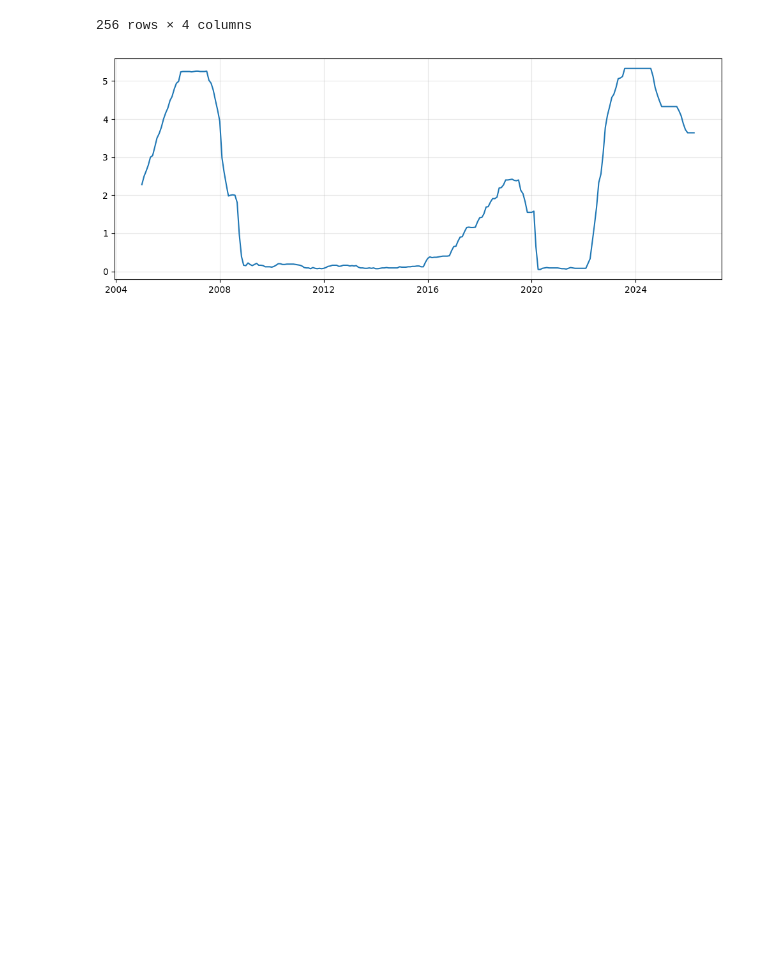
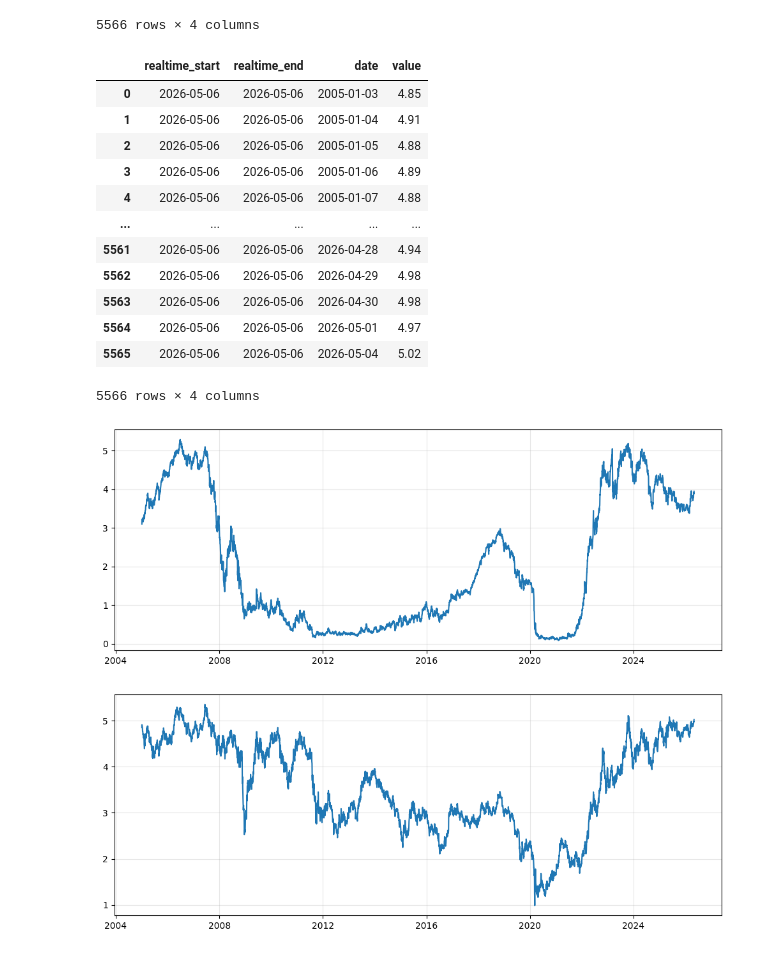
Before and after one commit to tedgt97/Digital-Investment-Analytics, a Jupyter notebook: notebooks/FREDClient.ipynb, the cells around one changed output. Cells and saved outputs as stored; diff of their text form; code cells hidden in the pictures; blank space fills up the shorter version.

```diff
--- a/notebooks/FREDClient.ipynb
+++ b/notebooks/FREDClient.ipynb
@@ -1,15 +1,23 @@
 # %%
 import pandas as pd
 import matplotlib.pyplot as plt
-df = pd.read_parquet(r"..\data\raw\fred-observations\FEDFUNDS\2005-01-01_2026-04-01.parquet")
+df = pd.read_parquet(r"..\data\raw\fred-observations\DGS2\2005-01-01_2026-05-04.parquet")
 display(df)
+df2 = pd.read_parquet(r"..\data\raw\fred-observations\DGS30\2005-01-01_2026-05-04.parquet")
+display(df2)
 
 plot_df = df.dropna(subset=["value"])
-
 plt.figure(figsize=(10,4))
 plt.plot(plot_df["date"], plot_df["value"])
 plt.grid(True, alpha=0.3)
 plt.tight_layout()
 plt.show()
+
+plot_df2 = df2.dropna(subset=["value"])
+plt.figure(figsize=(10, 4))
+plt.plot(plot_df2["date"], plot_df2["value"])
+plt.grid(True, alpha=0.3)
+plt.tight_layout()
+plt.show()
 # %% [output]
 |  | realtime_start | realtime_end | date | value |
@@ -27,5 +35,19 @@ plt.show()
-256 rows × 4 columns
+5566 rows × 4 columns
+|  | realtime_start | realtime_end | date | value |
+| 0 | 2026-05-06 | 2026-05-06 | 2005-01-03 | 4.85 |
+| 1 | 2026-05-06 | 2026-05-06 | 2005-01-04 | 4.91 |
+| 2 | 2026-05-06 | 2026-05-06 | 2005-01-05 | 4.88 |
+| 3 | 2026-05-06 | 2026-05-06 | 2005-01-06 | 4.89 |
+| 4 | 2026-05-06 | 2026-05-06 | 2005-01-07 | 4.88 |
+| ... | ... | ... | ... | ... |
+| 5561 | 2026-05-06 | 2026-05-06 | 2026-04-28 | 4.94 |
+| 5562 | 2026-05-06 | 2026-05-06 | 2026-04-29 | 4.98 |
+| 5563 | 2026-05-06 | 2026-05-06 | 2026-04-30 | 4.98 |
+| 5564 | 2026-05-06 | 2026-05-06 | 2026-05-01 | 4.97 |
+| 5565 | 2026-05-06 | 2026-05-06 | 2026-05-04 | 5.02 |
+5566 rows × 4 columns
-[figure, old version]
+[figure, new version]
+[figure, added]
 # %%
 import pandas as pd
 import matplotlib.pyplot as plt
```
Also changed, not shown: parts of 2 cells of this notebook, 5 other files.
